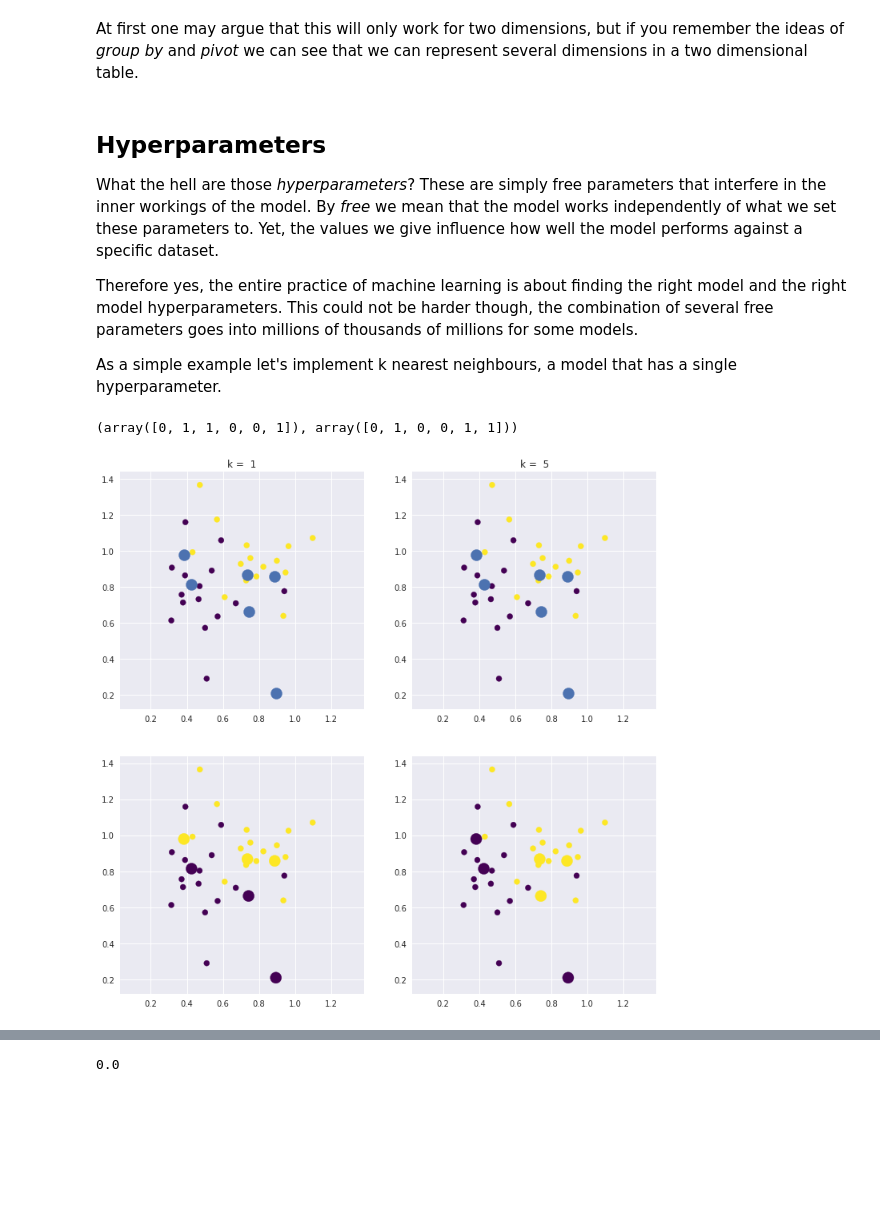
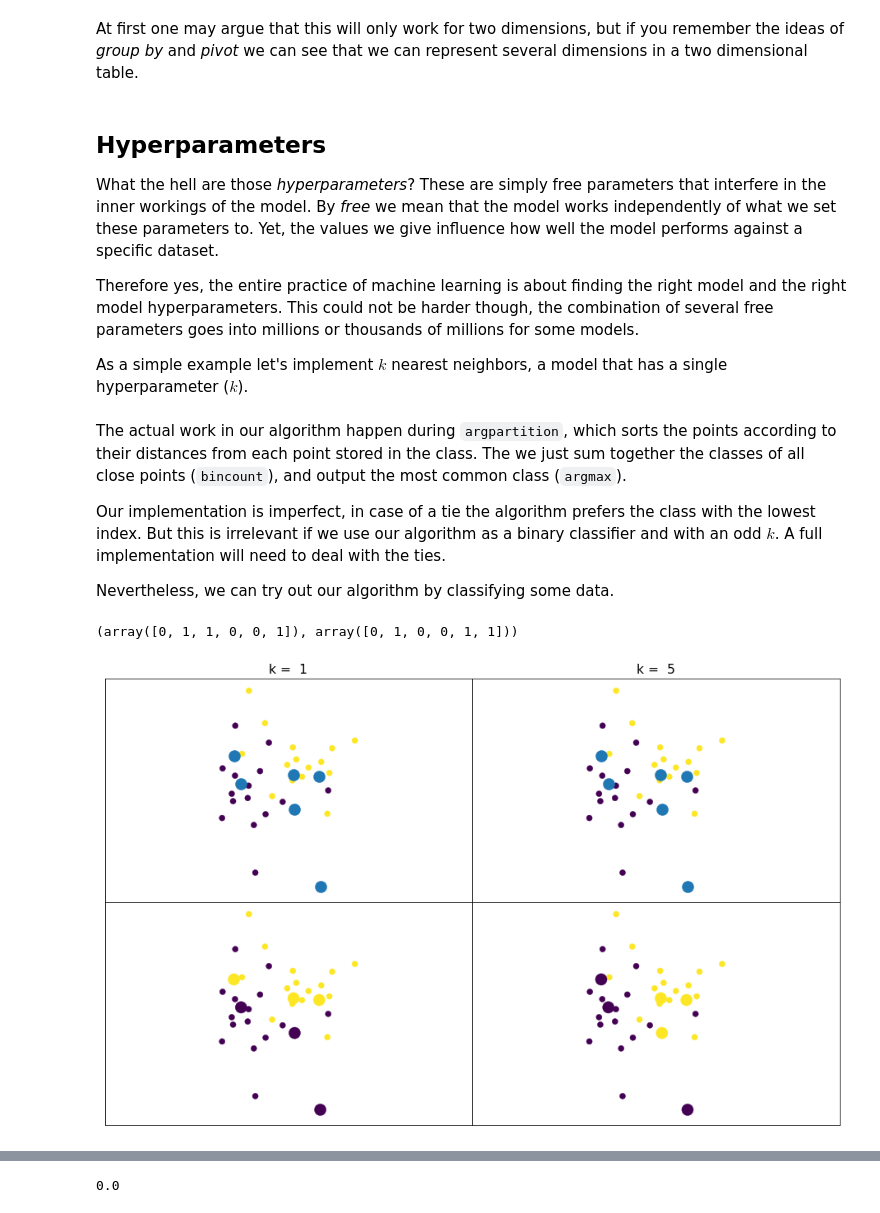
Before and after one commit to grochmal/daml, a Jupyter notebook: sklearn/sklearn-intro.ipynb, the cells around one changed output, grey strips where cells are left out. Cells and saved outputs as stored; diff of their text form; code cells hidden in the pictures; blank space fills up the shorter version.

```diff
--- a/sklearn/sklearn-intro.ipynb
+++ b/sklearn/sklearn-intro.ipynb
@@ -16,11 +16,10 @@ Every ML technique in `sklean` uses the following steps to produce a single mode
 5.  For models that transform the data you use `.transform()`, some models have
     a `.fit_transform()` which will fit and transform the same data
 # %%
-%matplotlib inline
 import numpy as np
 import matplotlib.pyplot as plt
-import seaborn as sns
-sns.set()
+%matplotlib inline
+plt.style.use('seaborn-talk')
 from sklearn.datasets import make_blobs
 from sklearn.model_selection import train_test_split
 from sklearn.metrics import accuracy_score, f1_score
@@ -64,52 +64,67 @@ Yet, the values we give influence how well the model performs against a specific
 
 Therefore yes, the entire practice of machine learning is about finding the right model
 and the right model hyperparameters.  This could not be harder though, the combination of
-several free parameters goes into millions of thousands of millions for some models.
+several free parameters goes into millions or thousands of millions for some models.
 
-As a simple example let's implement k nearest neighbours, a model that has a single
-hyperparameter.
+As a simple example let's implement $k$ nearest neighbors, a model that has a single
+hyperparameter ($k$).
 # %%
 class MyKNN(object):
     def __init__(self, k=1):
         self.k_ = k
 
-    def fit(self, data, y):
-        self.data = data
+    def fit(self, X, y):
+        self.X = X
         self.y = y
 
-    def predict(self, new_data):
-        sq_dist_dim = (new_data[:, np.newaxis, :] - self.data[np.newaxis, :, :])**2
+    def predict(self, new_X):
+        sq_dist_dim = (new_X[:, np.newaxis, :] - self.X[np.newaxis, :, :])**2
         sq_dist = sq_dist_dim.sum(axis=-1)
         self.nearest_ = np.argpartition(sq_dist, self.k_, axis=1)
         new_y = self.y[self.nearest_[:, :self.k_]]
         new_y = np.apply_along_axis(lambda x: np.bincount(x, minlength=2), axis=1, arr=new_y)
-        return new_y.argmax(axis=1)  # not really correct for even k, hides ties
+        return new_y.argmax(axis=1)
+# %% [markdown]
+The actual work in our algorithm happen during `argpartition`,
+which sorts the points according to their distances from each point stored in the class.
+The we just sum together the classes of all close points (`bincount`),
+and output the most common class (`argmax`).
+
+Our implementation is imperfect,
+in case of a tie the algorithm prefers the class with the lowest index.
+But this is irrelevant if we use our algorithm as a binary classifier and with an odd $k$.
+A full implementation will need to deal with the ties.
+
+Nevertheless, we can try out our algorithm by classifying some data.
 # %%
 random_state = 27
 rng = np.random.RandomState(random_state)
-data, y = make_blobs(30, 2, centers=2, cluster_std=0.2, center_box=(0, 1), random_state=random_state)
-new_data = rng.rand(6, 2)
+X, y = make_blobs(30, 2, centers=2, cluster_std=0.2, center_box=(0, 1), random_state=random_state)
+new_X = rng.rand(6, 2)
 knn_left = MyKNN(k=1)
-knn_left.fit(data, y)
-new_yl = knn_left.predict(new_data)
+knn_left.fit(X, y)
+new_yl = knn_left.predict(new_X)
 knn_right = MyKNN(k=5)
-knn_right.fit(data, y)
-new_yr = knn_right.predict(new_data)
-fig, ax = plt.subplots(2, 2, figsize=(12, 12))
+knn_right.fit(X, y)
+new_yr = knn_right.predict(new_X)
+fig, ax = plt.subplots(2, 2, figsize=(16, 10))
+fig.subplots_adjust(hspace=0, wspace=0)
 ax[0, 0].set_title('k =  1')
-ax[0, 0].scatter(data[:, 0], data[:, 1], s=50, c=y, cmap='viridis')
-ax[0, 0].scatter(new_data[:, 0], new_data[:, 1], s=200)
-ax[1, 0].scatter(data[:, 0], data[:, 1], s=50, c=y, cmap='viridis')
-ax[1, 0].scatter(new_data[:, 0], new_data[:, 1], s=200, c=new_yl, cmap='viridis')
+ax[0, 0].scatter(X[:, 0], X[:, 1], s=50, c=y, cmap='viridis')
+ax[0, 0].scatter(new_X[:, 0], new_X[:, 1], s=200)
+ax[1, 0].scatter(X[:, 0], X[:, 1], s=50, c=y, cmap='viridis')
+ax[1, 0].scatter(new_X[:, 0], new_X[:, 1], s=200, c=new_yl, cmap='viridis')
 ax[0, 1].set_title('k =  5')
-ax[0, 1].scatter(data[:, 0], data[:, 1], s=50, c=y, cmap='viridis')
-ax[0, 1].scatter(new_data[:, 0], new_data[:, 1], s=200)
-ax[1, 1].scatter(data[:, 0], data[:, 1], s=50, c=y, cmap='viridis')
-ax[1, 1].scatter(new_data[:, 0], new_data[:, 1], s=200, c=new_yr, cmap='viridis')
+ax[0, 1].scatter(X[:, 0], X[:, 1], s=50, c=y, cmap='viridis')
+ax[0, 1].scatter(new_X[:, 0], new_X[:, 1], s=200)
+ax[1, 1].scatter(X[:, 0], X[:, 1], s=50, c=y, cmap='viridis')
+ax[1, 1].scatter(new_X[:, 0], new_X[:, 1], s=200, c=new_yr, cmap='viridis')
 for axi in ax.flat:
     axi.axis('equal')
+    axi.set_xticks([], [])
+    axi.set_yticks([], [])
 new_yl, new_yr
 # %% [output]
 (array([0, 1, 1, 0, 0, 1]), array([0, 1, 0, 0, 1, 1]))
-[figure, old version]
+[figure, new version]
 # %% [markdown]
```
Also changed, not shown: parts of 10 cells of this notebook, 10 other files.
